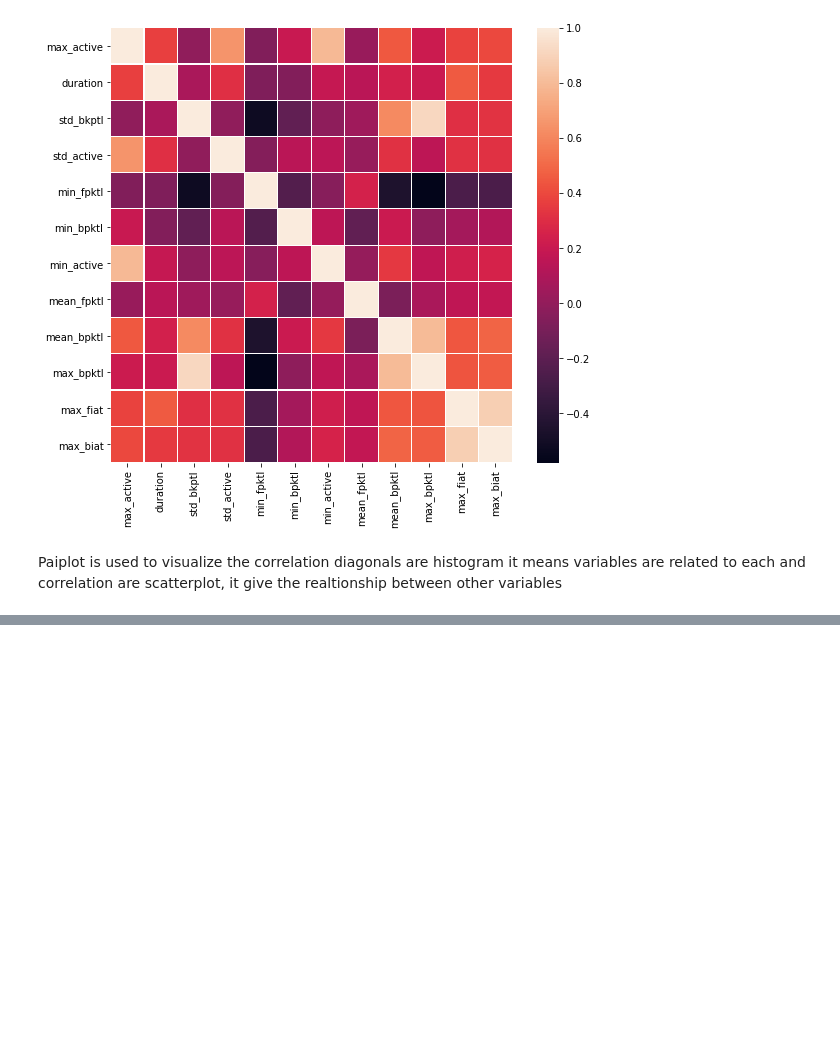
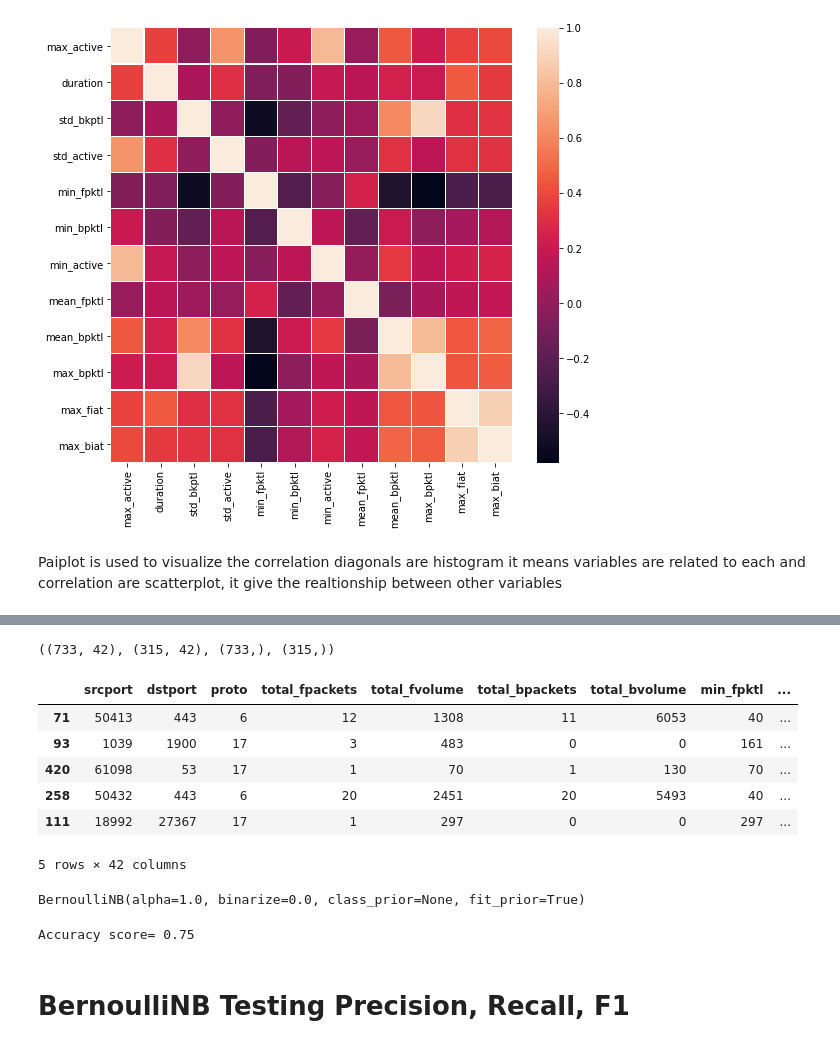
Before and after one commit to NSoni25/Botnet-Detection-Project, a Jupyter notebook: Botnet_Detection.ipynb, the cells around one changed output, grey strips where cells are left out. Saved outputs shown, nothing was run; the diff lists cells and outputs as text; code cells hidden in the pictures; blank space fills up the shorter version.

```diff
--- a/Botnet_Detection.ipynb
+++ b/Botnet_Detection.ipynb
@@ -277,0 +318,5 @@ plt.show()
+# %%
+Class_label=data.is_botnet
+Features_train=data.drop(columns=['is_botnet'])
+
+Features_train_new=Features_train.drop(columns=['dstip'])
@@ -277,0 +325,31 @@ plt.show()
+# %%
+from sklearn.model_selection import train_test_split
+X_train, X_test, y_train, y_test = train_test_split(Features_train_new, Class_label, test_size=0.30, random_state=100)
+
+X_train.shape,X_test.shape,y_train.shape,y_test.shape
+# %% [output]
+((733, 42), (315, 42), (733,), (315,))
+# %%
+Features_train_new.head()
+# %% [output]
+|  | srcport | dstport | proto | total_fpackets | total_fvolume | total_bpackets | total_bvolume | min_fpktl | ... |
+| 71 | 50413 | 443 | 6 | 12 | 1308 | 11 | 6053 | 40 | ... |
+| 93 | 1039 | 1900 | 17 | 3 | 483 | 0 | 0 | 161 | ... |
+| 420 | 61098 | 53 | 17 | 1 | 70 | 1 | 130 | 70 | ... |
+| 258 | 50432 | 443 | 6 | 20 | 2451 | 20 | 5493 | 40 | ... |
+| 111 | 18992 | 27367 | 17 | 1 | 297 | 0 | 0 | 297 | ... |
+5 rows × 42 columns
+# %%
+from sklearn.naive_bayes import BernoulliNB
+Br=BernoulliNB()
+Br= Br.fit(X_train , y_train)
+Br
+# %% [output]
+BernoulliNB(alpha=1.0, binarize=0.0, class_prior=None, fit_prior=True)
+# %%
+y_pred1 = Br.predict(X_test)
+print('Accuracy score= {:.2f}'.format(Br.score(X_test, y_test)))
+# %% [output]
+Accuracy score= 0.75
+# %% [markdown]
+# BernoulliNB Testing Precision, Recall, F1
```
Also changed, not shown: parts of 22 cells of this notebook.
